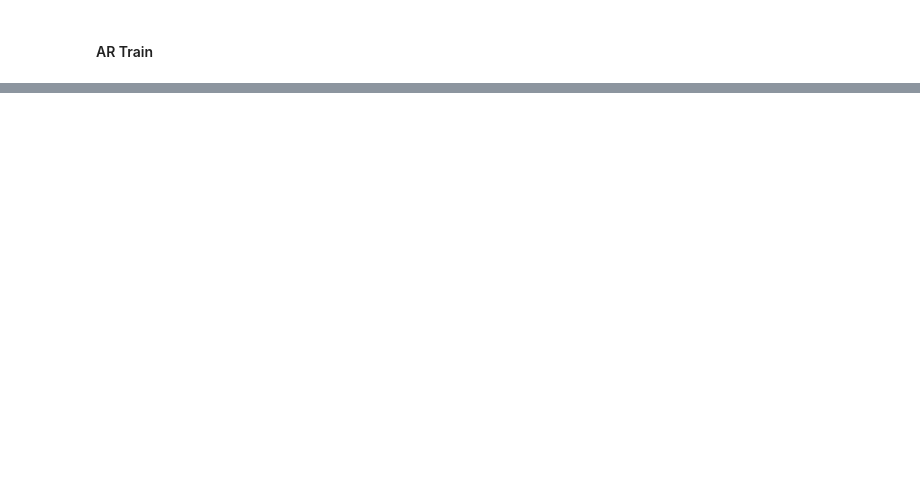
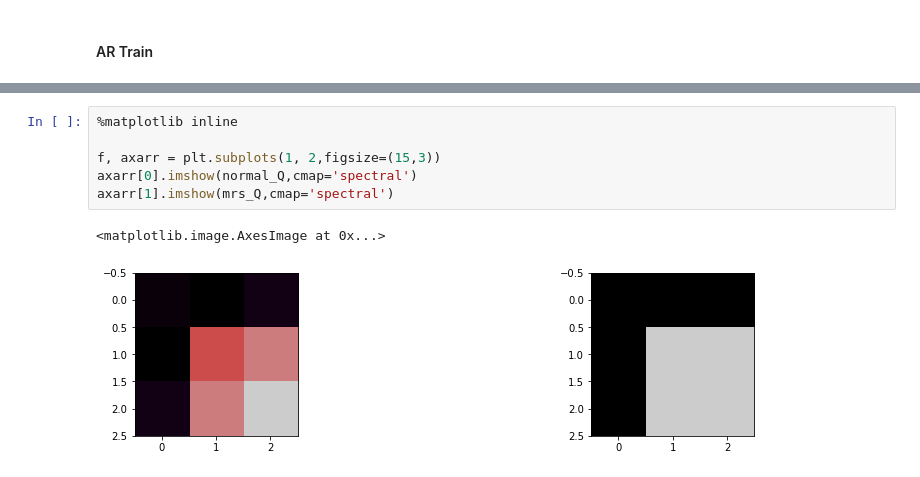
Before and after one commit to quinngroup/Neutrophils, a Jupyter notebook: ar/plots_and_ar.ipynb, the cells around one changed output, grey strips where cells are left out. Drawn from its saved outputs; the diff is of its cells as text; blank space fills up the shorter version.

```diff
--- a/ar/plots_and_ar.ipynb
+++ b/ar/plots_and_ar.ipynb
@@ -504,0 +451,9 @@ plt.show()
+# %%
+%matplotlib inline
+
+f, axarr = plt.subplots(1, 2,figsize=(15,3))
+axarr[0].imshow(normal_Q,cmap='spectral')
+axarr[1].imshow(mrs_Q,cmap='spectral')
+# %% [output]
+<matplotlib.image.AxesImage at 0x...>
+[figure, added]
```
Also changed, not shown: parts of 81 cells of this notebook.
